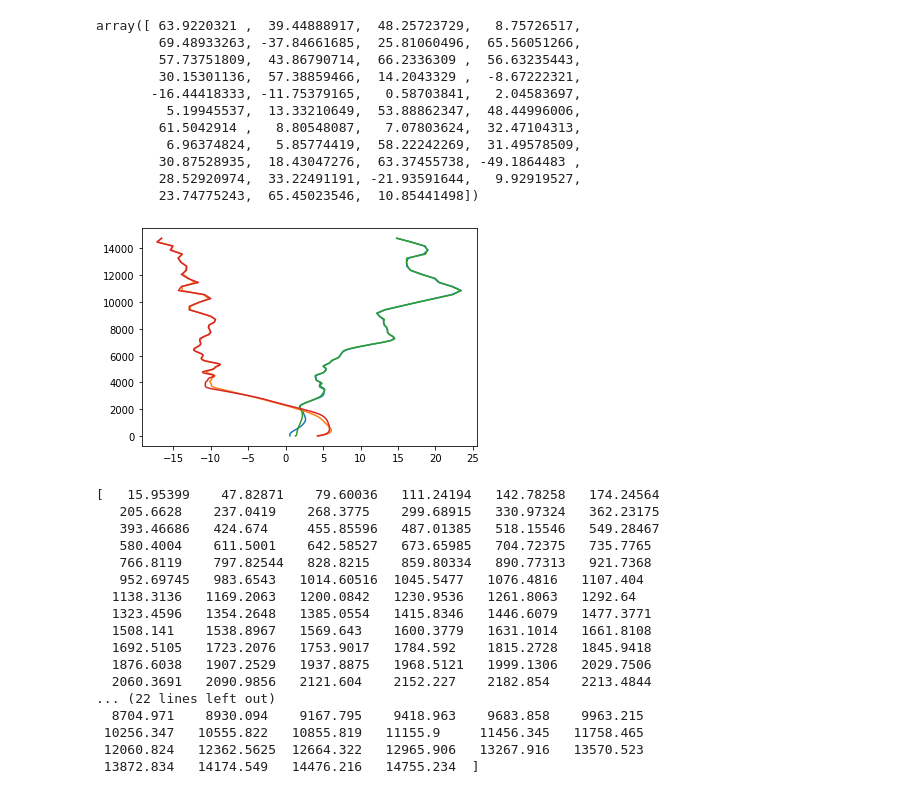
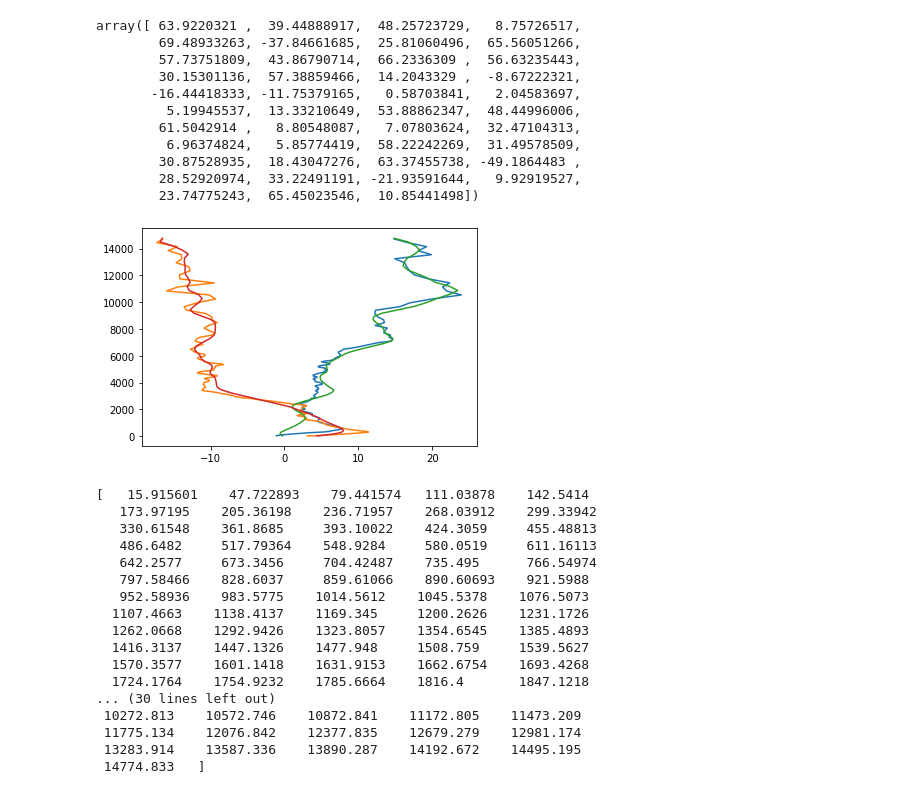
Before and after one commit to chaneyn/LESanalysis, a Jupyter notebook: Analysis.ipynb, the cells around one changed output. Saved outputs shown, nothing was run; the diff lists cells and outputs as text; code cells hidden in the pictures.

```diff
--- a/Analysis.ipynb
+++ b/Analysis.ipynb
@@ -203,35 +187,35 @@ fp = nc.Dataset(file)
 file = '/stor/soteria/hydro/shared/lasso_for_nate/doz_uvtrim_01/uvtrim_%s.nc' % date
 fp2 = nc.Dataset(file)
 # %%
-it = 50
+it = 70
+z = fp['z'][1,:]
+u = fp['u'][1,:]
+v = fp['v'][1,:]
+plt.plot(u,z)
+plt.plot(v,z)
 z = fp['z'][it,:]
 u = fp['u'][it,:]
 v = fp['v'][it,:]
 plt.plot(u,z)
 plt.plot(v,z)
-z = fp2['z'][it,:]
-u = fp2['u'][it,:]
-v = fp2['v'][it,:]
-plt.plot(u,z)
-plt.plot(v,z)
 plt.show()
 print(z)
 # %% [output]
-[figure, old version]
+[figure, new version]
-[   15.95399    47.82871    79.60036   111.24194   142.78258   174.24564
-   205.6628    237.0419    268.3775    299.68915   330.97324   362.23175
-   393.46686   424.674     455.85596   487.01385   518.15546   549.28467
-   580.4004    611.5001    642.58527   673.65985   704.72375   735.7765
-   766.8119    797.82544   828.8215    859.80334   890.77313   921.7368
-   952.69745   983.6543   1014.60516  1045.5477   1076.4816   1107.404
-  1138.3136   1169.2063   1200.0842   1230.9536   1261.8063   1292.64
-  1323.4596   1354.2648   1385.0554   1415.8346   1446.6079   1477.3771
-  1508.141    1538.8967   1569.643    1600.3779   1631.1014   1661.8108
-  1692.5105   1723.2076   1753.9017   1784.592    1815.2728   1845.9418
-  1876.6038   1907.2529   1937.8875   1968.5121   1999.1306   2029.7506
-  2060.3691   2090.9856   2121.604    2152.227    2182.854    2213.4844
-... (22 lines left out)
-  8704.971    8930.094    9167.795    9418.963    9683.858    9963.215
- 10256.347   10555.822   10855.819   11155.9     11456.345   11758.465
- 12060.824   12362.5625  12664.322   12965.906   13267.916   13570.523
- 13872.834   14174.549   14476.216   14755.234  ]
+[   15.915601    47.722893    79.441574   111.03878    142.5414
+   173.97195    205.36198    236.71957    268.03912    299.33942
+   330.61548    361.8685     393.10022    424.3059     455.48813
+   486.6482     517.79364    548.9284     580.0519     611.16113
+   642.2577     673.3456     704.42487    735.495      766.54974
+   797.58466    828.6037     859.61066    890.60693    921.5988
+   952.58936    983.5775    1014.5612    1045.5378    1076.5073
+  1107.4663    1138.4137    1169.345     1200.2626    1231.1726
+  1262.0668    1292.9426    1323.8057    1354.6545    1385.4893
+  1416.3137    1447.1326    1477.948     1508.759     1539.5627
+  1570.3577    1601.1418    1631.9153    1662.6754    1693.4268
+  1724.1764    1754.9232    1785.6664    1816.4       1847.1218
+... (30 lines left out)
+ 10272.813    10572.746    10872.841    11172.805    11473.209
+ 11775.134    12076.842    12377.835    12679.279    12981.174
+ 13283.914    13587.336    13890.287    14192.672    14495.195
+ 14774.833   ]
```
Also changed, not shown: parts of 5 cells of this notebook, 1 other file.
